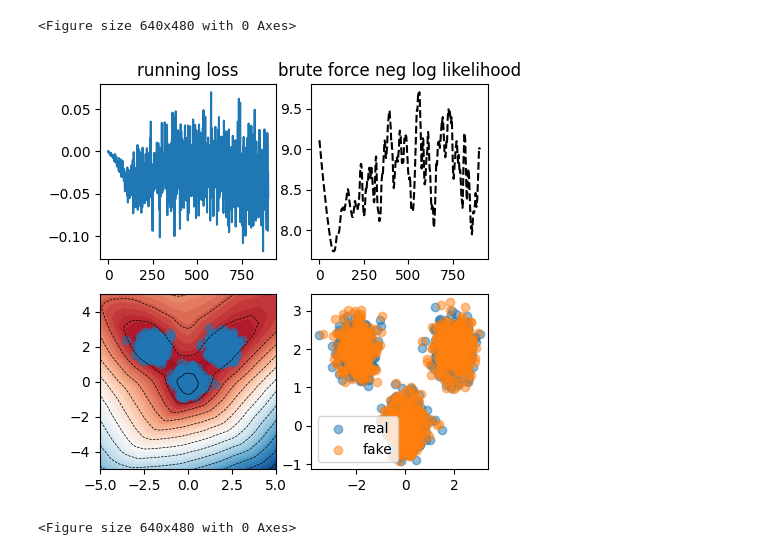
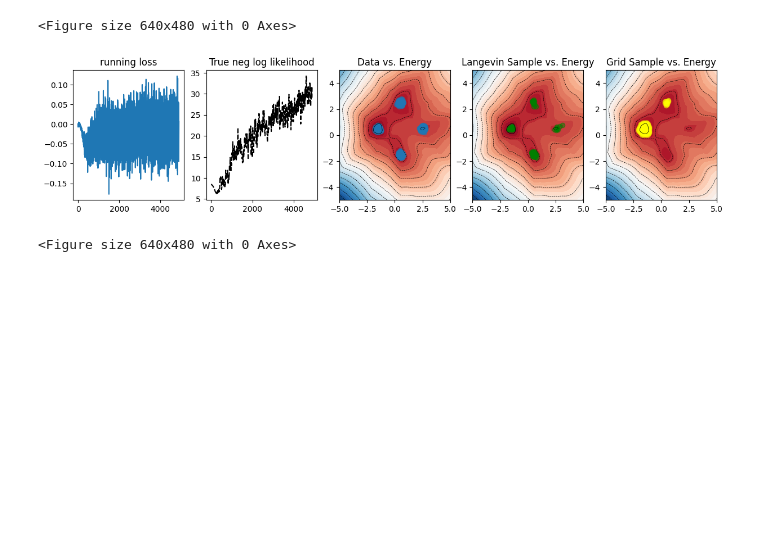
Before and after one commit to lqiang67/generative-models-on-toys, a Jupyter notebook: energy_model_2D_toy.ipynb, the cells around one changed output. Drawn from its saved outputs; the diff is of its cells as text; code cells hidden in the pictures; blank space fills up the shorter version.

```diff
--- a/energy_model_2D_toy.ipynb
+++ b/energy_model_2D_toy.ipynb
@@ -154,14 +232,15 @@ for iter in range(1000):
 <Figure size 640x480 with 0 Axes>
 # %%
-#@title  Training with Contrastive Divergence
+#@title Contrastive Divergence
 
+input_dim = 2
 mlp = nn.Sequential(
-    nn.Linear(2, 64),
+    nn.Linear(input_dim, 64),
     nn.ReLU(),
     nn.Linear(64, 64),
     nn.ReLU(),
     nn.Linear(64, 1))
-energy_model = EnergyModel(mlp)
+energy_model = EnergyModel(mlp,input_dim)
 
 batch_size = 1000
 optimizer = optim.Adam(energy_model.parameters(), lr=1e-3)
@@ -169,46 +248,71 @@ optimizer = optim.Adam(energy_model.parameters(), lr=1e-3)
 
 from IPython.display import clear_output
 
 loss_curve = []
 true_neg_log_likelihood = []
-for iter in range(1000):
+for iter in range(5000):
 
   optimizer.zero_grad()
 
+  # real data
   data_real = data[torch.randperm(len(data))[:batch_size]]
 
-  data_fake = energy_model.langevin_sampler(data_real, num_steps=1, step_size=0.01).detach()
+  # data perturbed from data using Langevin sampler
+  data_fake = energy_model.langevin_sampler(data_real, num_steps=1, step_size=0.001).detach()
+
+  # the contrastive loss
   loss = -(energy_model(data_real).mean() - energy_model(data_fake).mean())
+
   loss.backward()
+
   optimizer.step()
 
-  true_neg_log_likelihood.append(-((torch.mean(energy_model(data_real)) - energy_model.logZ_by_grid())).item())
+  # true negative log likelihood by brute force
+  true_neg_log_likelihood.append(-((torch.mean(energy_model(data_real)) - energy_model.logZ_2D_grid())).item())
   loss_curve.append(loss.item())
+
+
+  # plot
   if iter % 100 == 0:
     clear_output(wait=True)
+    KK = 10; kk=1
+    plt.figure(figsize=(3*KK,3))
 
-    plt.figure(figsize=(5,5))
-
-    plt.subplot(221)
+    plt.subplot(1,KK,kk);kk+=1
     plt.plot(loss_curve)
     plt.title('running loss')
 
-    plt.subplot(222)
+    plt.subplot(1,KK,kk);kk+=1
     plt.plot(true_neg_log_likelihood, '--k')
-    plt.title('brute force neg log likelihood')
+    plt.title('True neg log likelihood')
 
-    plt.subplot(223)
-    energy_model.plot_energy_contour()
+    # plt.subplot(1,KK,kk);kk+=1
+    # plt.scatter(data_real[:, 0], data_real[:, 1], alpha=0.5, label='real')
+    # plt.scatter(data_fake[:, 0], data_fake[:, 1], alpha=0.5, label='perturbed')
+    # plt.legend()
+
+    plt.subplot(1,KK,kk);kk+=1
+    energy_model.plot_energy_2D_contour()
     plt.scatter(data_real[:, 0], data_real[:, 1], alpha=0.5, label='real')
+    plt.title('Data vs. Energy')
 
-    plt.subplot(224)
-    plt.scatter(data_real[:, 0], data_real[:, 1], alpha=0.5, label='real')
-    plt.scatter(data_fake[:, 0], data_fake[:, 1], alpha=0.5, label='fake')
-    plt.legend()
+    plt.subplot(1,KK,kk);kk+=1
+    x0 = torch.randn((100,2))
+    energy_model.temperature = 1.0
+    data_langevin, traj = energy_model.langevin_sampler(x0,  num_steps=1000, step_size=0.001, record_traj = True)
+    energy_model.plot_energy_2D_contour()
+    plt.scatter(data_langevin[:, 0], data_langevin[:, 1], alpha=0.5, label='real', color='green')
+    plt.title('Langevin Sample vs. Energy')
+
+    plt.subplot(1,KK,kk);kk+=1
+    energy_model.plot_energy_2D_contour()
+    data_grid = energy_model.sampling_2D_grid(100)
+    plt.scatter(data_grid[:, 0], data_grid[:, 1], alpha=0.5, label='real', color='yellow')
+    plt.title('Grid Sample vs. Energy')
 
     plt.show()
     plt.suptitle(f'iter={iter}')
 # %% [output]
 <Figure size 640x480 with 0 Axes>
-[figure, old version]
+[figure, new version]
 <Figure size 640x480 with 0 Axes>
```
Also changed, not shown: parts of 5 cells of this notebook.
